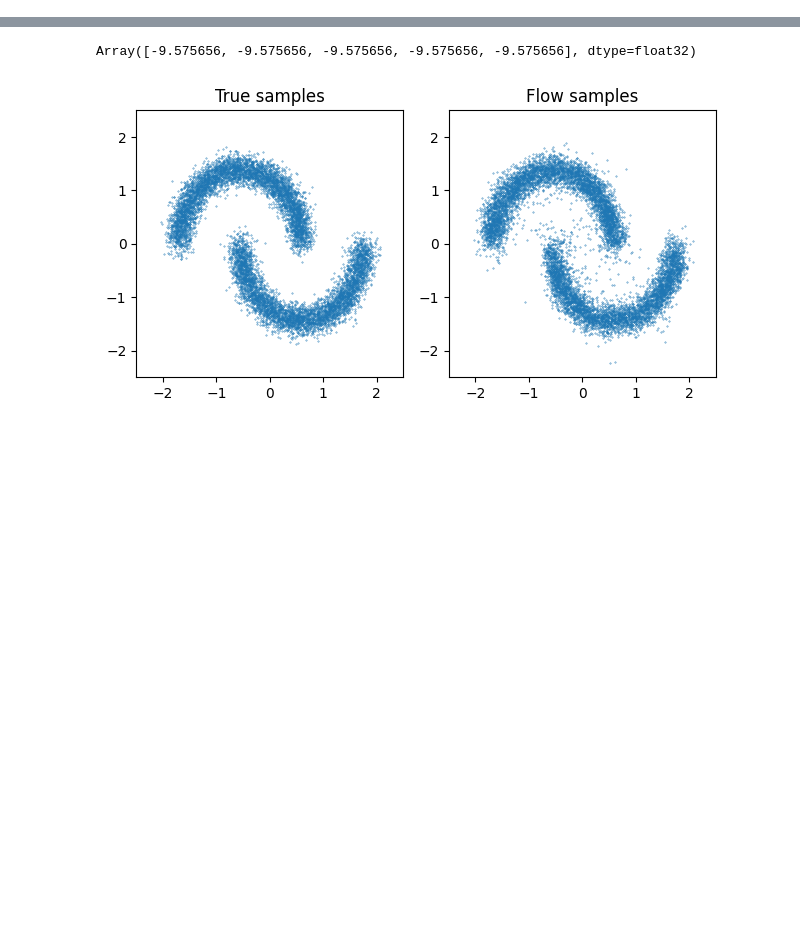
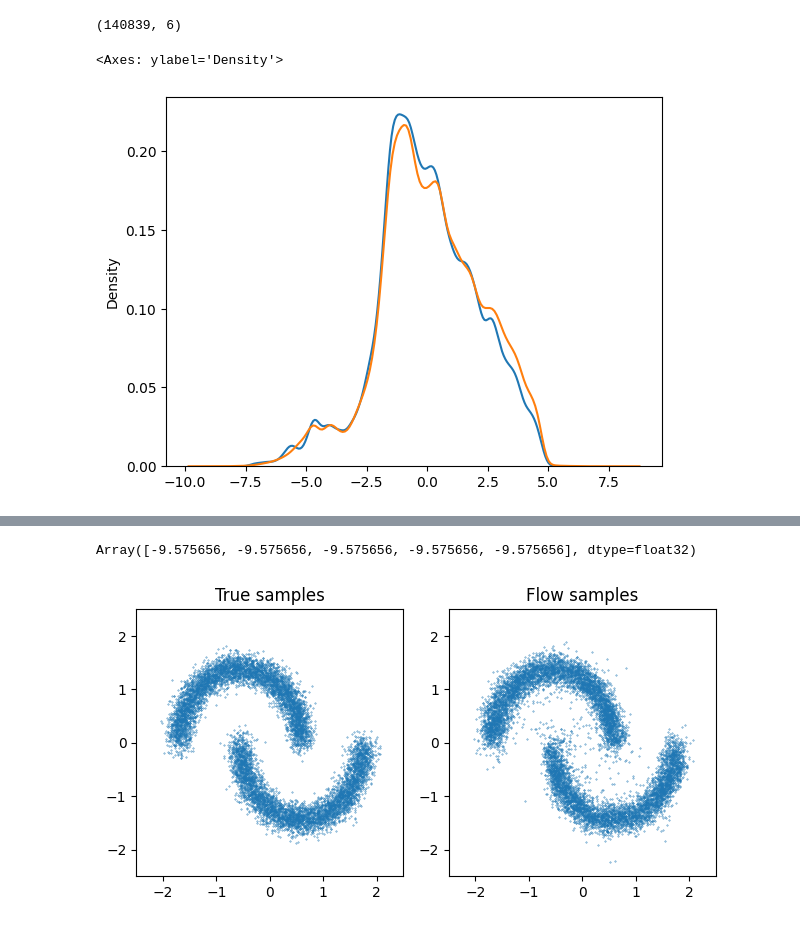
Before and after one commit to ocallam6/XPNorm, a Jupyter notebook: src/MAF_Jax.ipynb, the cells around one changed output, grey strips where cells are left out. Drawn from its saved outputs; the diff is of its cells as text; code cells hidden in the pictures; blank space fills up the shorter version.

```diff
--- a/src/MAF_Jax.ipynb
+++ b/src/MAF_Jax.ipynb
@@ -25,3 +48,5 @@ import matplotlib.pyplot as plt
+# %%
+flow=model_loaded.flow
 # %%
-key, subkey = jr.split(j.key)
-x_samples = flow.sample(subkey, (len(j.data),))
+key, subkey = jr.split(model_loaded.key)
+x_samples = flow.sample(subkey, (len(model_loaded.data),))
@@ -28,3 +71,13 @@ x_samples = flow.sample(subkey, (len(j.data),))
+# %%
+model_loaded.data.shape
+# %% [output]
+(140839, 6)
+# %%
+sn.kdeplot(model_loaded.data[:,0])
+sn.kdeplot(x_samples[:,0])
+# %% [output]
+<Axes: ylabel='Density'>
+[figure, added]
 # %%
 import numpyro
 # %%
```
Also changed, not shown: parts of 53 cells of this notebook, 20 other files.
